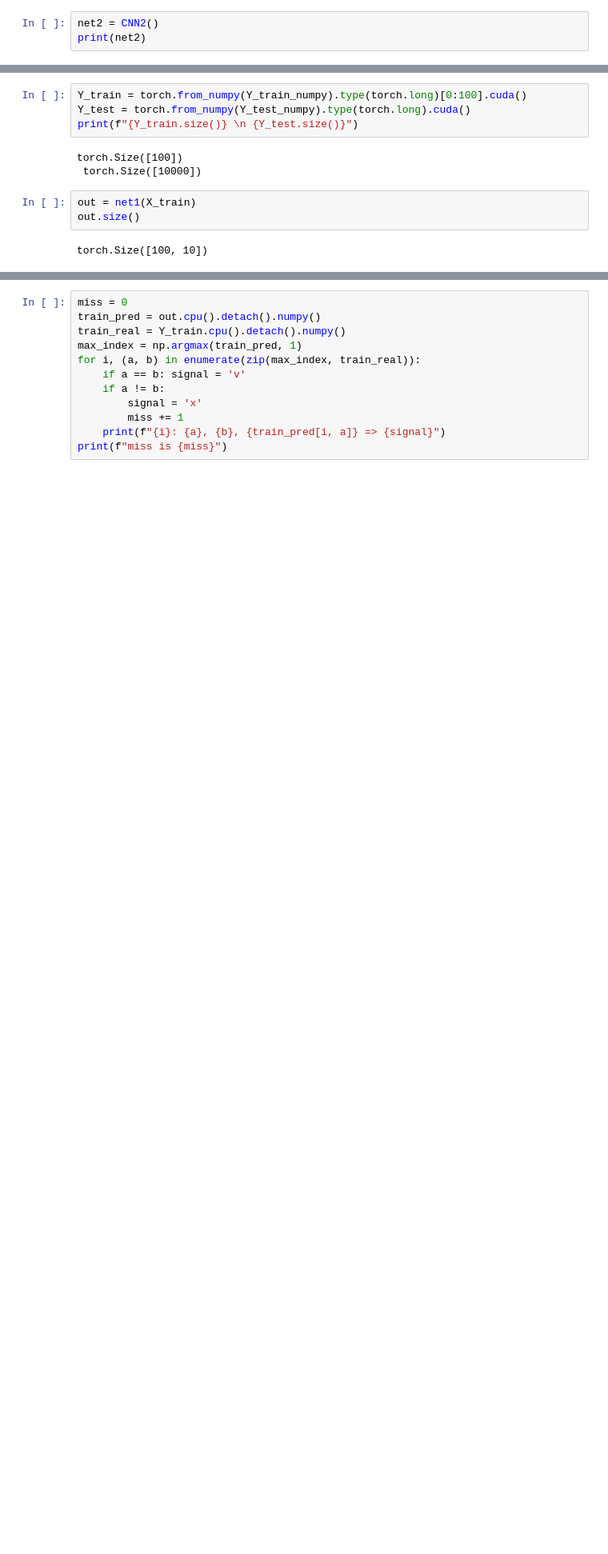
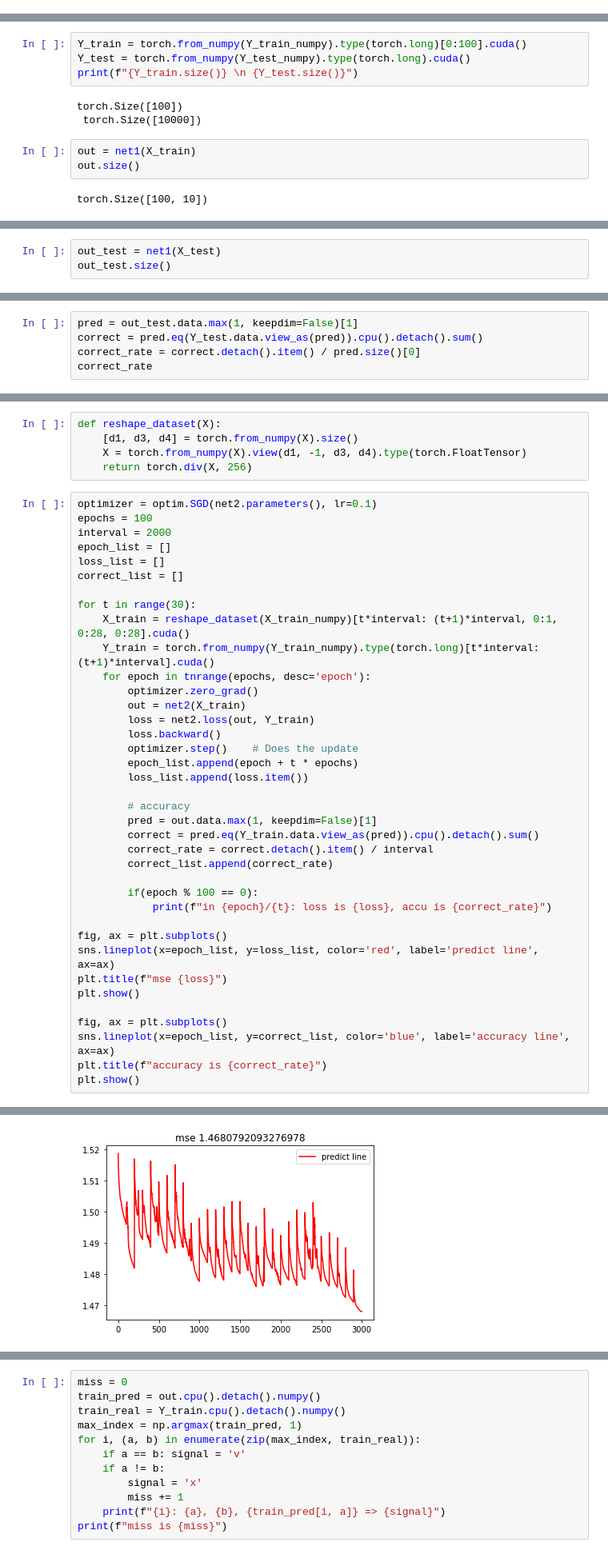
Before and after one commit to liushuyu6666/AI_relative, a Jupyter notebook: algorithm_explore/CNN_MNIST.ipynb, the cells around one changed output, grey strips where cells are left out. Shown at 80% size. Drawn from its saved outputs; the diff is of its cells as text; blank space fills up the shorter version.

```diff
--- a/algorithm_explore/CNN_MNIST.ipynb
+++ b/algorithm_explore/CNN_MNIST.ipynb
@@ -185,3 +200,0 @@ class CNN2(nn.Module):
-# %%
-net2 = CNN2()
-print(net2)
@@ -475,0 +461,3 @@ correct_rate
+# %%
+out_test = net1(X_test)
+out_test.size()
@@ -475,0 +466,5 @@ correct_rate
+# %%
+pred = out_test.data.max(1, keepdim=False)[1]
+correct = pred.eq(Y_test.data.view_as(pred)).cpu().detach().sum()
+correct_rate = correct.detach().item() / pred.size()[0]
+correct_rate
@@ -520,0 +478,44 @@ import numpy as np
+# %%
+def reshape_dataset(X):
+    [d1, d3, d4] = torch.from_numpy(X).size()
+    X = torch.from_numpy(X).view(d1, -1, d3, d4).type(torch.FloatTensor)
+    return torch.div(X, 256)
+# %%
+optimizer = optim.SGD(net2.parameters(), lr=0.1)
+epochs = 100
+interval = 2000
+epoch_list = []
+loss_list = []
+correct_list = []
+
+for t in range(30):
+    X_train = reshape_dataset(X_train_numpy)[t*interval: (t+1)*interval, 0:1, 0:28, 0:28].cuda()
+    Y_train = torch.from_numpy(Y_train_numpy).type(torch.long)[t*interval:(t+1)*interval].cuda()
+    for epoch in tnrange(epochs, desc='epoch'):
+        optimizer.zero_grad()
+        out = net2(X_train)
+        loss = net2.loss(out, Y_train)
+        loss.backward()
+        optimizer.step()    # Does the update
+        epoch_list.append(epoch + t * epochs)
+        loss_list.append(loss.item())
+
+        # accuracy
+        pred = out.data.max(1, keepdim=False)[1]
+        correct = pred.eq(Y_train.data.view_as(pred)).cpu().detach().sum()
+        correct_rate = correct.detach().item() / interval
+        correct_list.append(correct_rate)
+
+        if(epoch % 100 == 0):
+            print(f"in {epoch}/{t}: loss is {loss}, accu is {correct_rate}")
+
+fig, ax = plt.subplots()
+sns.lineplot(x=epoch_list, y=loss_list, color='red', label='predict line', ax=ax)
+plt.title(f"mse {loss}")
+plt.show()
+
+fig, ax = plt.subplots()
+sns.lineplot(x=epoch_list, y=correct_list, color='blue', label='accuracy line', ax=ax)
+plt.title(f"accuracy is {correct_rate}")
+plt.show()
+# %% [output]
@@ -520,0 +539 @@ import numpy as np
+[figure, added]
```
Also changed, not shown: parts of 31 cells of this notebook, 4 other files.
